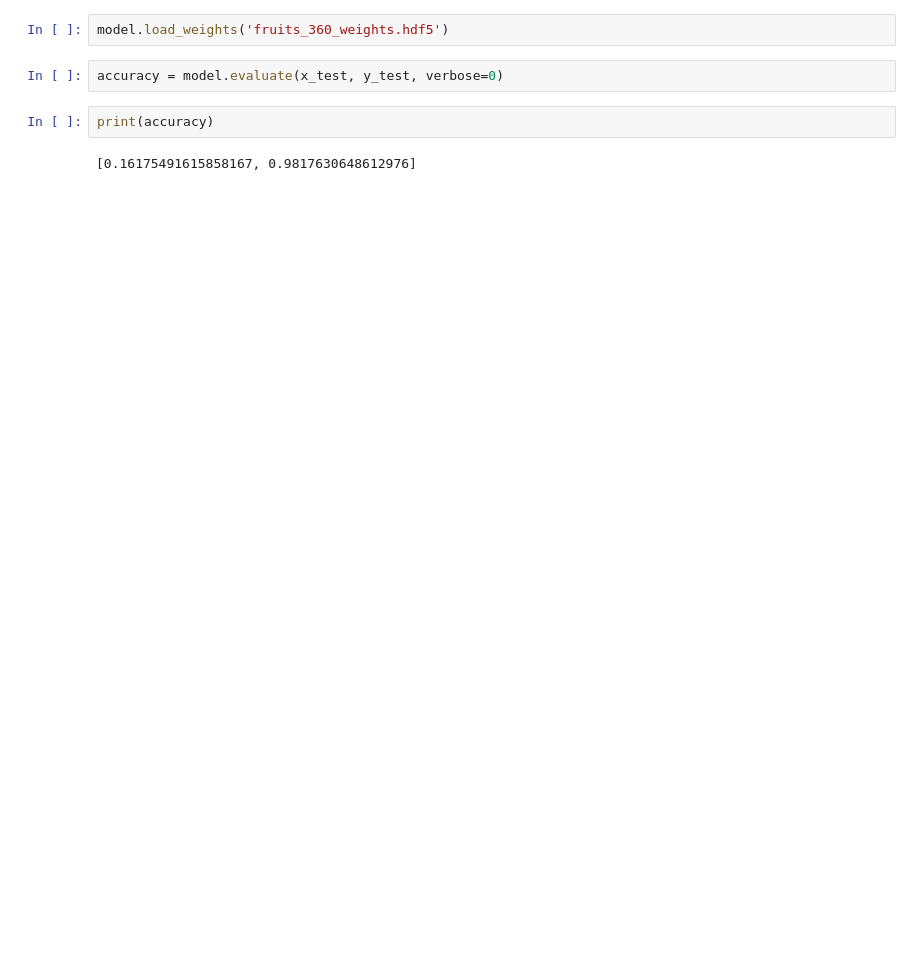
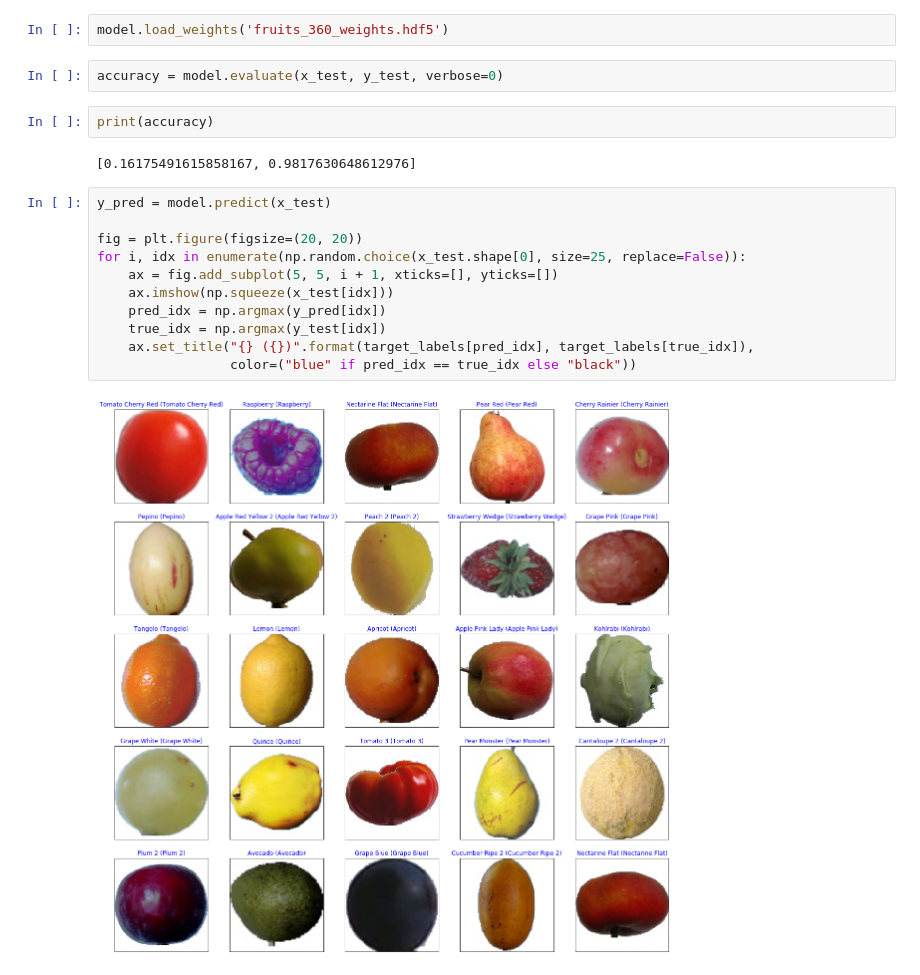
Before and after one commit to devam2905/Fruits-360-CNN, a Jupyter notebook: Fruits-360.ipynb, the cells around one changed output. Cells and saved outputs as stored; diff of their text form; blank space fills up the shorter version.

Commit message:
added output visualization

```diff
--- a/Fruits-360.ipynb
+++ b/Fruits-360.ipynb
@@ -170,3 +154,16 @@ accuracy = model.evaluate(x_test, y_test, verbose=0)
 print(accuracy)
 # %% [output]
 [0.16175491615858167, 0.9817630648612976]
+# %%
+y_pred = model.predict(x_test)
+
+fig = plt.figure(figsize=(20, 20))
+for i, idx in enumerate(np.random.choice(x_test.shape[0], size=25, replace=False)):
+    ax = fig.add_subplot(5, 5, i + 1, xticks=[], yticks=[])
+    ax.imshow(np.squeeze(x_test[idx]))
+    pred_idx = np.argmax(y_pred[idx])
+    true_idx = np.argmax(y_test[idx])
+    ax.set_title("{} ({})".format(target_labels[pred_idx], target_labels[true_idx]),
+                 color=("blue" if pred_idx == true_idx else "black"))
+# %% [output]
+[figure, added]
```
Also changed, not shown: parts of 3 cells of this notebook.
